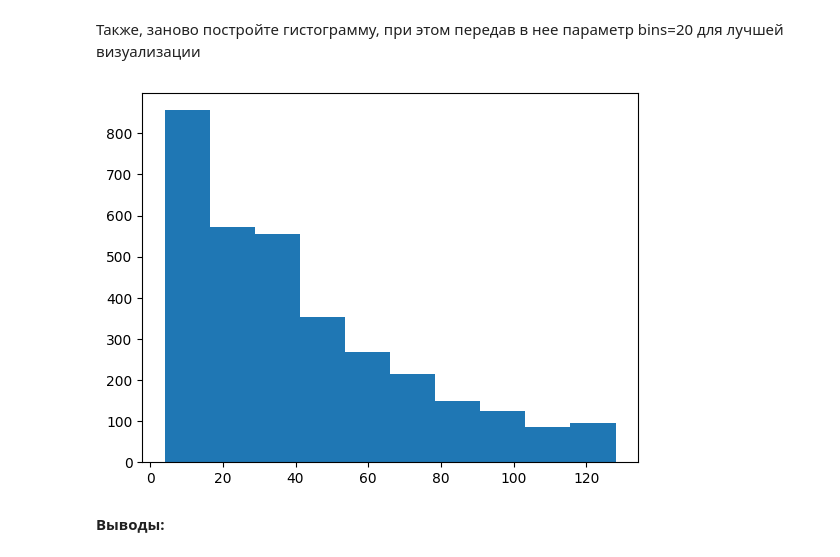
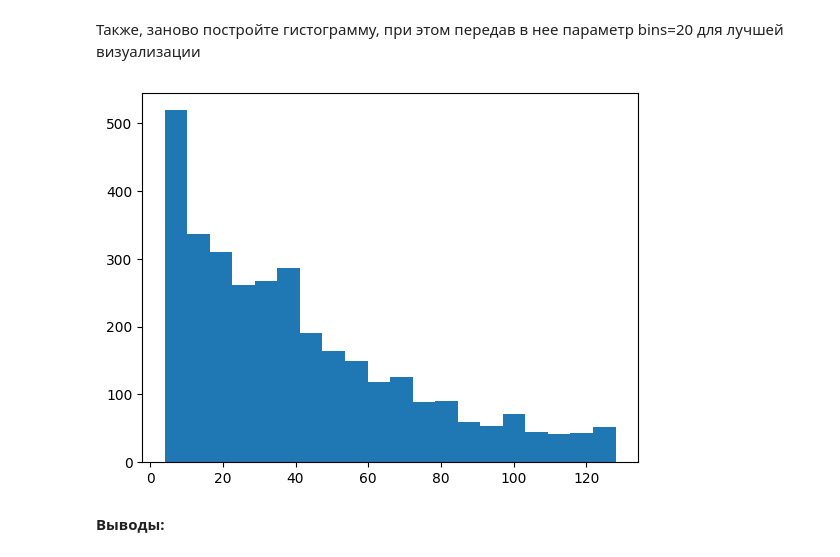
Before and after one commit to EZSib/data_-analytics2023, a Jupyter notebook: Efim_eda_2_1.ipynb, the cells around one changed output. Cells and saved outputs as stored; diff of their text form; code cells hidden in the pictures.

```diff
--- a/Efim_eda_2_1.ipynb
+++ b/Efim_eda_2_1.ipynb
@@ -512,10 +512,10 @@ plt.show()
 # %% [markdown]
 Также, заново постройте гистограмму, при этом передав в нее параметр bins=20 для лучшей визуализации
 # %%
-plt.hist(gross_earn_2)
+plt.hist(gross_earn_2,bins = 20)
 plt.show()
 # %% [output]
-[figure, old version]
+[figure, new version]
 # %% [markdown]
 **Выводы:**
 # %% [markdown]
```
Also changed, not shown: parts of 31 cells of this notebook.
